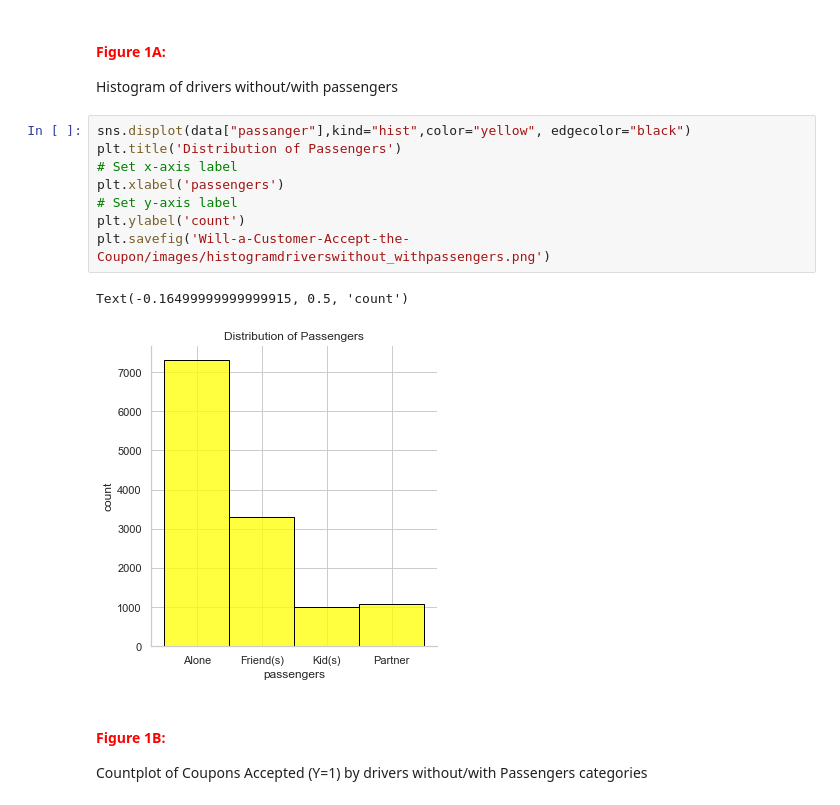
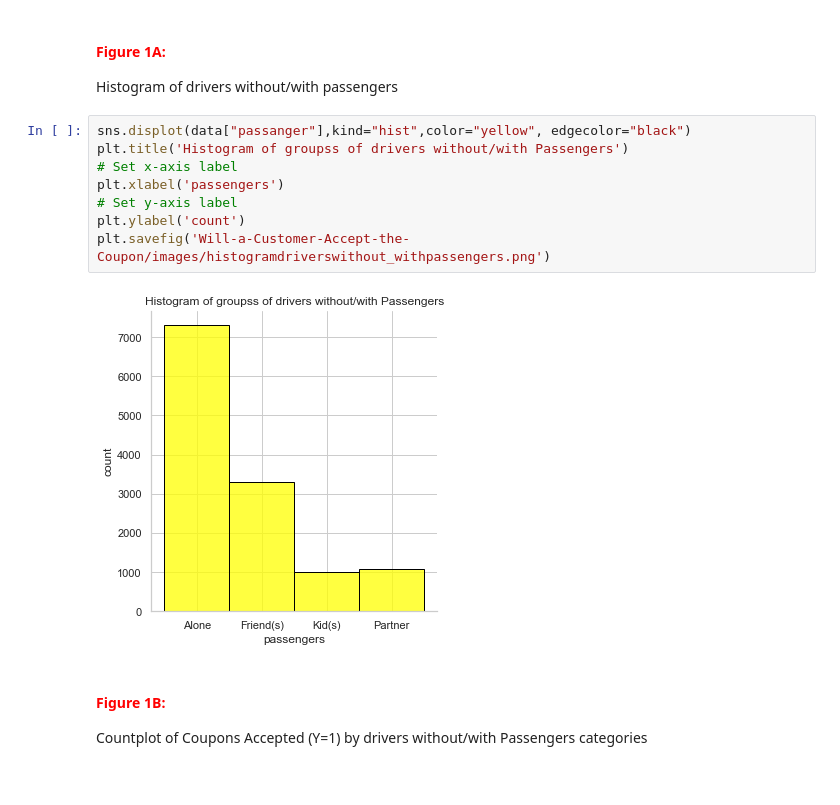
Before and after one commit to Leopard-2019/Will-a-Customer-Accept-the-Coupon, a Jupyter notebook: notebook/prompt_assig5_1.ipynb, the cells around one changed output. Saved outputs shown, nothing was run; the diff lists cells and outputs as text.

```diff
--- a/notebook/prompt_assig5_1.ipynb
+++ b/notebook/prompt_assig5_1.ipynb
@@ -515,15 +515,14 @@ Using the bar coupon example as motivation, you are to explore one of the other
 <h4 style="color:red">Figure 1A: </h4><p>Histogram of drivers without/with passengers</p>
 # %%
 sns.displot(data["passanger"],kind="hist",color="yellow", edgecolor="black")
-plt.title('Distribution of Passengers')
+plt.title('Histogram of groupss of drivers without/with Passengers')
 # Set x-axis label
 plt.xlabel('passengers')
 # Set y-axis label
 plt.ylabel('count')
 plt.savefig('Will-a-Customer-Accept-the-Coupon/images/histogramdriverswithout_withpassengers.png')
 # %% [output]
-Text(-0.16499999999999915, 0.5, 'count')
-[figure, old version]
+[figure, new version]
 # %% [markdown]
 <h4 style="color:red">Figure 1B:</h4><p>Countplot of Coupons Accepted (Y=1) by drivers without/with Passengers categories</p>
 # %%
```
